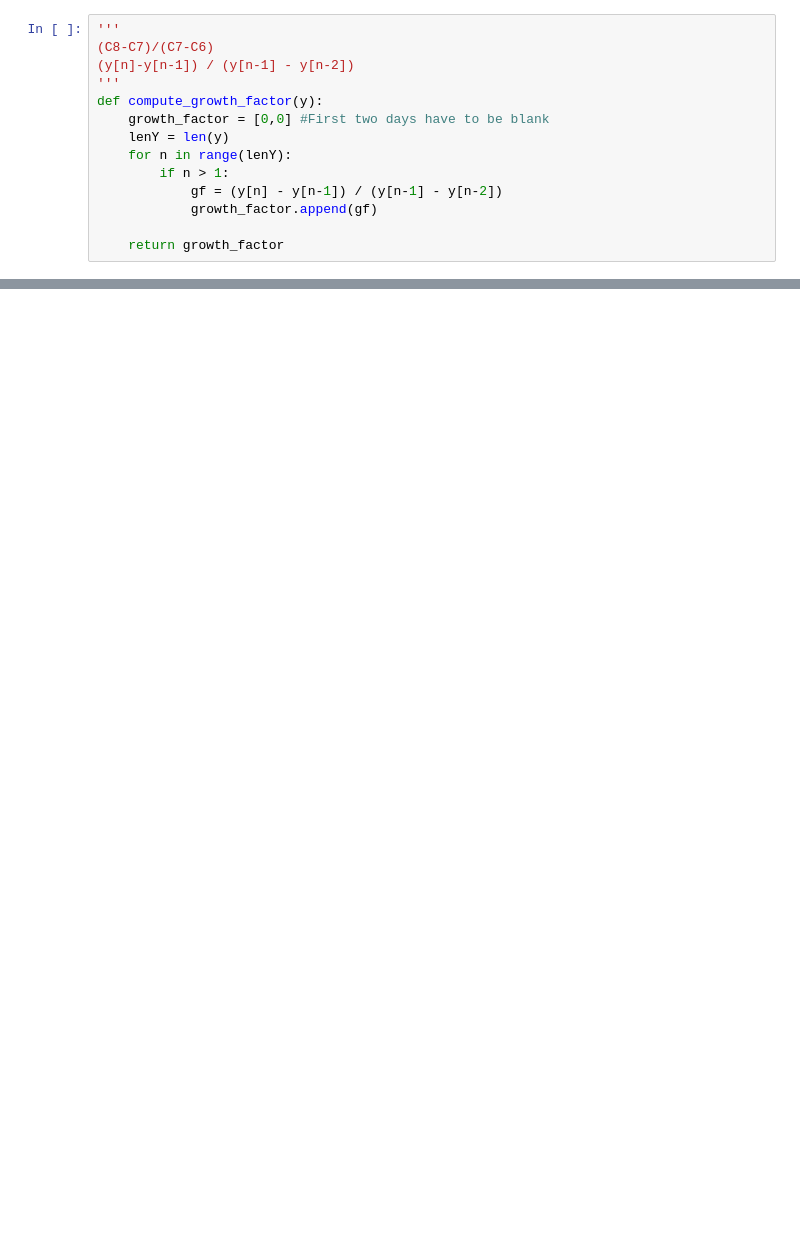
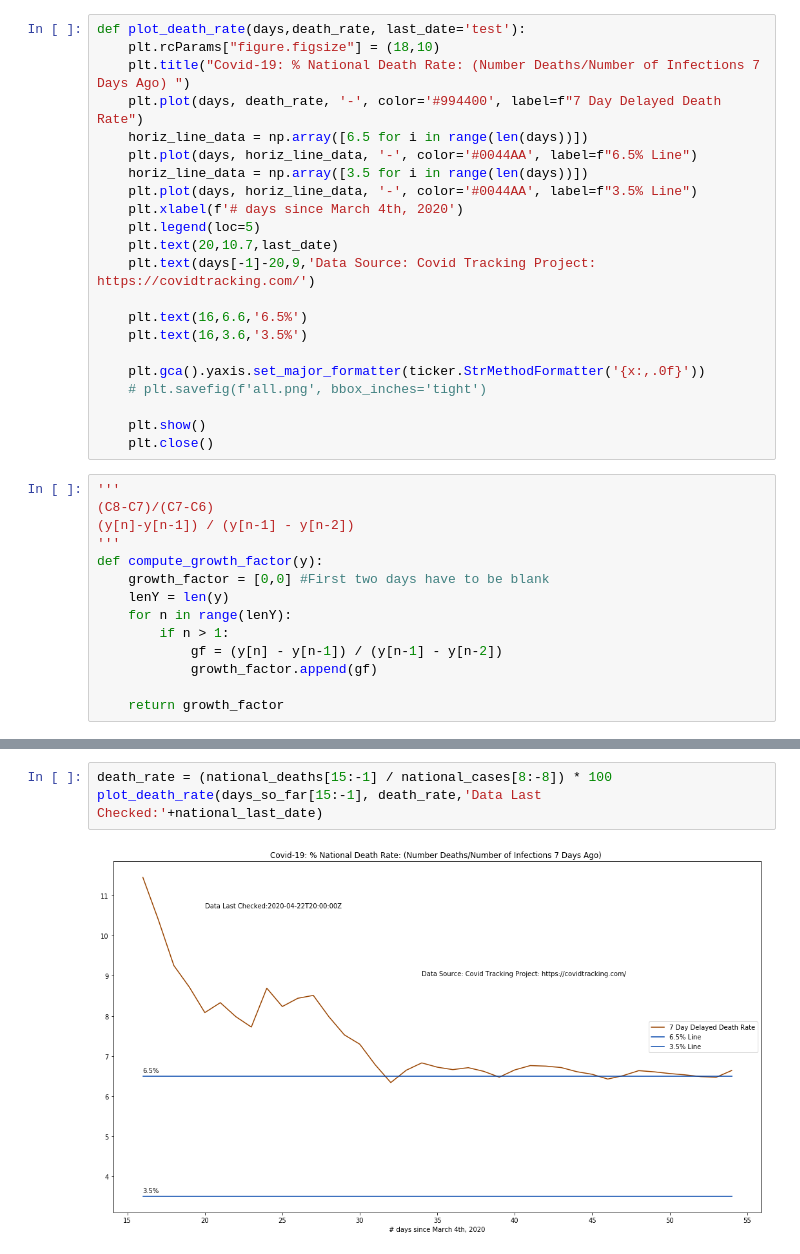
Before and after one commit to DavidEBrumbaugh/us-covid-19-jupyter-notebook, a Jupyter notebook: covid19-logistic-fit.ipynb, the cells around one changed output, grey strips where cells are left out. Drawn from its saved outputs; the diff is of its cells as text; blank space fills up the shorter version.

```diff
--- a/covid19-logistic-fit.ipynb
+++ b/covid19-logistic-fit.ipynb
@@ -121,6 +127,28 @@ def plot_growth_factor(days,growth_factor, last_date='test'):
     plt.plot(days, horiz_line_data, 'k--')
     plt.show()
     plt.close()
+# %%
+def plot_death_rate(days,death_rate, last_date='test'):
+    plt.rcParams["figure.figsize"] = (18,10)
+    plt.title("Covid-19: % National Death Rate: (Number Deaths/Number of Infections 7 Days Ago) ")
+    plt.plot(days, death_rate, '-', color='#994400', label=f"7 Day Delayed Death Rate")
+    horiz_line_data = np.array([6.5 for i in range(len(days))])
+    plt.plot(days, horiz_line_data, '-', color='#0044AA', label=f"6.5% Line")
+    horiz_line_data = np.array([3.5 for i in range(len(days))])
+    plt.plot(days, horiz_line_data, '-', color='#0044AA', label=f"3.5% Line")
+    plt.xlabel(f'# days since March 4th, 2020')
+    plt.legend(loc=5)
+    plt.text(20,10.7,last_date)
+    plt.text(days[-1]-20,9,'Data Source: Covid Tracking Project: https://covidtracking.com/')
+
+    plt.text(16,6.6,'6.5%')
+    plt.text(16,3.6,'3.5%')
+
+    plt.gca().yaxis.set_major_formatter(ticker.StrMethodFormatter('{x:,.0f}'))
+    # plt.savefig(f'all.png', bbox_inches='tight')
+
+    plt.show()
+    plt.close()
 # %%
 '''
 (C8-C7)/(C7-C6)
@@ -181,0 +210,5 @@ plot_national_impact_graph(days, days_so_far, national_deaths,national_recovery,
+# %%
+death_rate = (national_deaths[15:-1] / national_cases[8:-8]) * 100
+plot_death_rate(days_so_far[15:-1], death_rate,'Data Last Checked:'+national_last_date)
+# %% [output]
+[figure, added]
```
Also changed, not shown: parts of 2 cells of this notebook.
